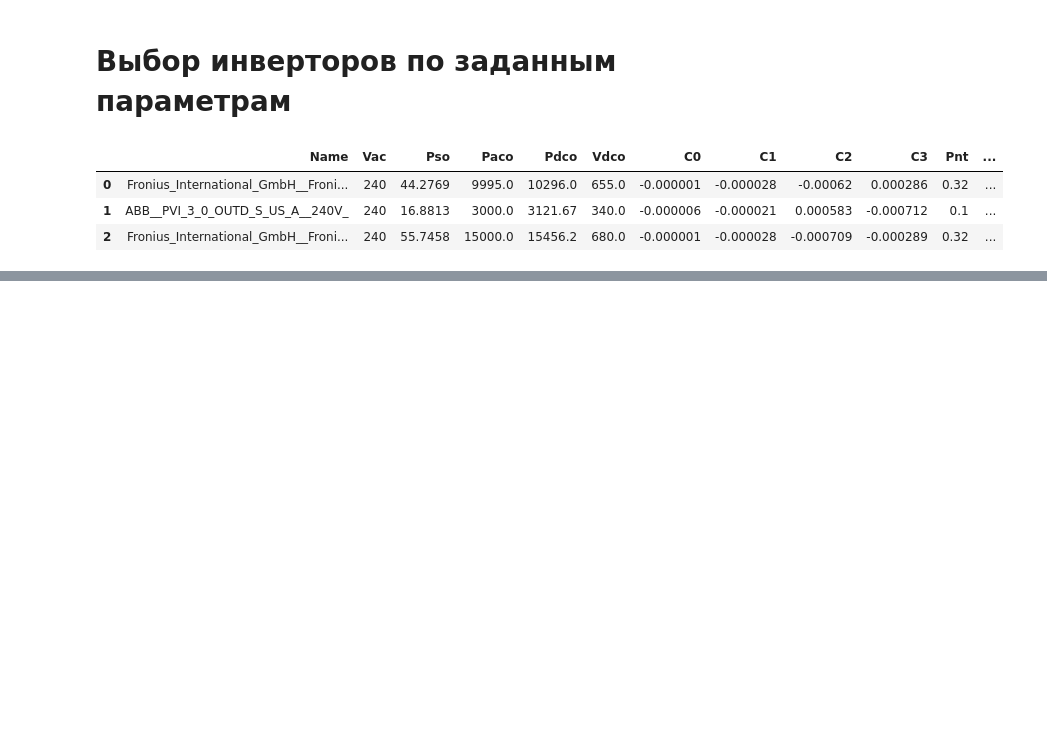
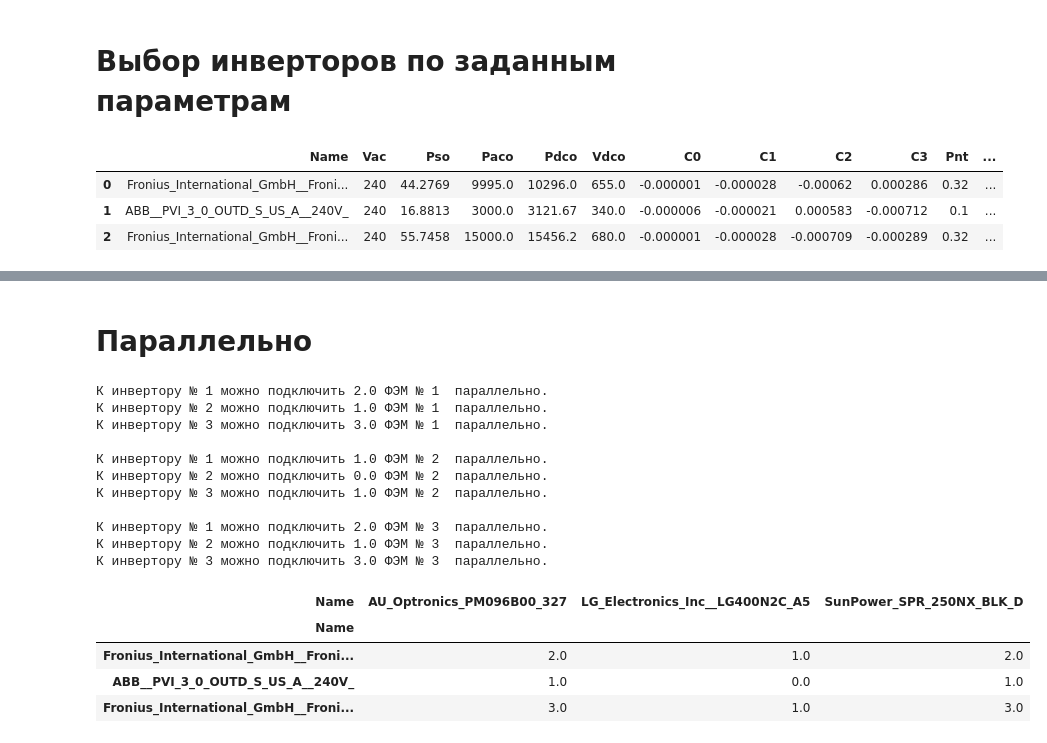
Before and after one commit to EeOneGramm/PVLIB_Grossevichi, a Jupyter notebook: Grossevichi_Kurs.ipynb, the cells around one changed output, grey strips where cells are left out. Cells and saved outputs as stored; diff of their text form; code cells hidden in the pictures; blank space fills up the shorter version.

```diff
--- a/Grossevichi_Kurs.ipynb
+++ b/Grossevichi_Kurs.ipynb
@@ -957,0 +1032,41 @@ PV_Inverters_candidates
+# %% [markdown]
+# Параллельно
+# %%
+PV_I_SC_max_array = [0.0] * Candidates_len
+
+PV_I_SC_max_array[0] = max(max(DC_out_module_1_data['i_sc']),
+    PV_modules_candidates['I_sc_ref'].iloc[0])
+PV_I_SC_max_array[1] = max(max(DC_out_module_2_data['i_sc']),
+    PV_modules_candidates['I_sc_ref'].iloc[1])
+PV_I_SC_max_array[2] = max(max(DC_out_module_3_data['i_sc']),
+    PV_modules_candidates['I_sc_ref'].iloc[2])
+
+Scheme_parallel_data = pd.DataFrame(columns = PV_modules_candidates['Name'],
+                                  index = PV_Inverters_candidates['Name'])
+
+for i in range (Candidates_len):
+    for j in range (Candidates_len):
+        s_1 = PV_Inverters_candidates['Idcmax'].iloc[j] // PV_I_SC_max_array[i]
+        print('К инвертору №', j+1, 'можно подключить', s_1, 'ФЭМ №', i+1,' параллельно.')
+        Scheme_parallel_data.iloc[j,i] = s_1
+
+
+    print('')
+Scheme_parallel_data
+# %% [output]
+К инвертору № 1 можно подключить 2.0 ФЭМ № 1  параллельно.
+К инвертору № 2 можно подключить 1.0 ФЭМ № 1  параллельно.
+К инвертору № 3 можно подключить 3.0 ФЭМ № 1  параллельно.
+
+К инвертору № 1 можно подключить 1.0 ФЭМ № 2  параллельно.
+К инвертору № 2 можно подключить 0.0 ФЭМ № 2  параллельно.
+К инвертору № 3 можно подключить 1.0 ФЭМ № 2  параллельно.
+
+К инвертору № 1 можно подключить 2.0 ФЭМ № 3  параллельно.
+К инвертору № 2 можно подключить 1.0 ФЭМ № 3  параллельно.
+К инвертору № 3 можно подключить 3.0 ФЭМ № 3  параллельно.
+| Name | AU_Optronics_PM096B00_327 | LG_Electronics_Inc__LG400N2C_A5 | SunPower_SPR_250NX_BLK_D |
+| Name |  |  |  |
+| Fronius_International_GmbH__Froni... | 2.0 | 1.0 | 2.0 |
+| ABB__PVI_3_0_OUTD_S_US_A__240V_ | 1.0 | 0.0 | 1.0 |
+| Fronius_International_GmbH__Froni... | 3.0 | 1.0 | 3.0 |
```
Also changed, not shown: parts of 7 cells of this notebook.
